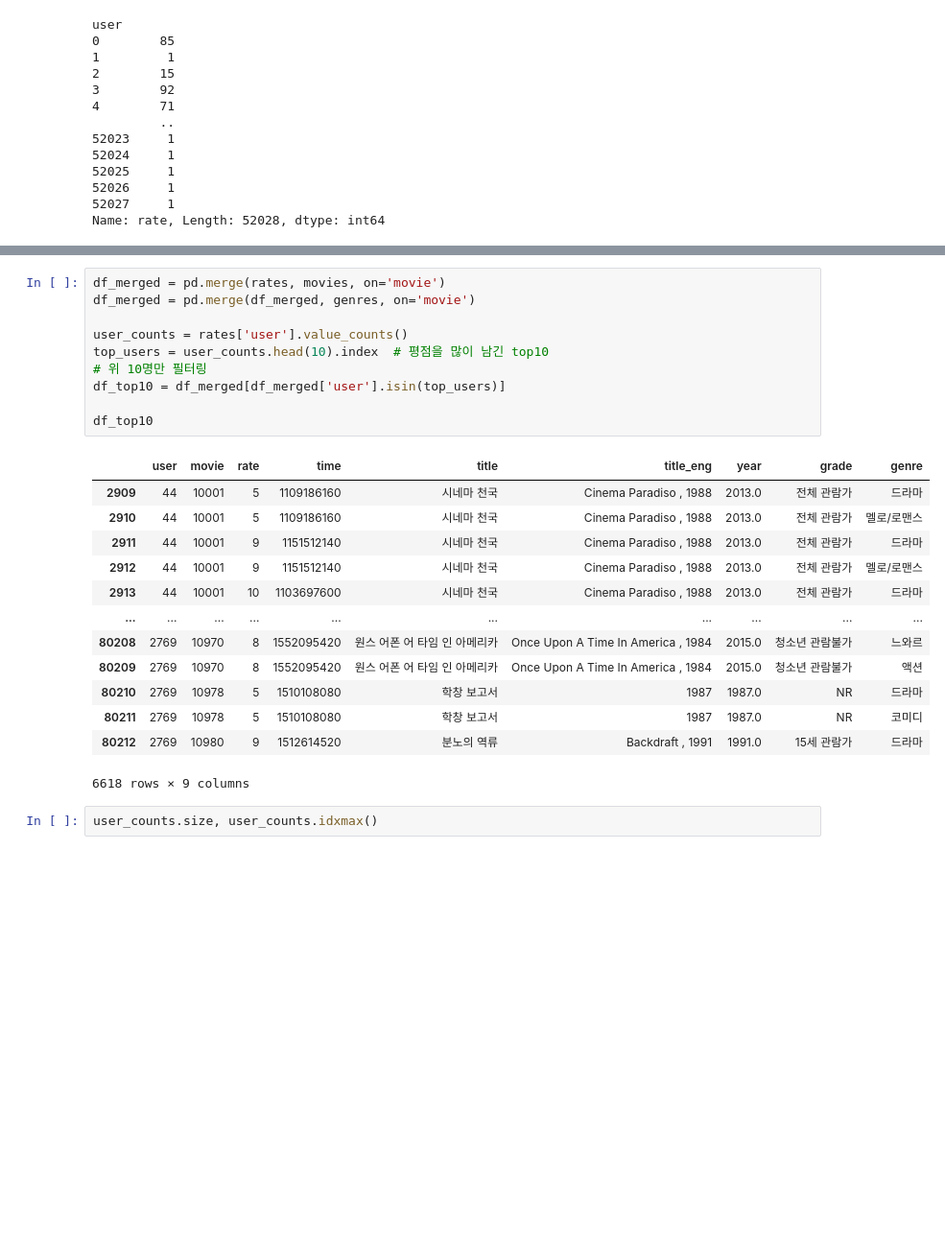
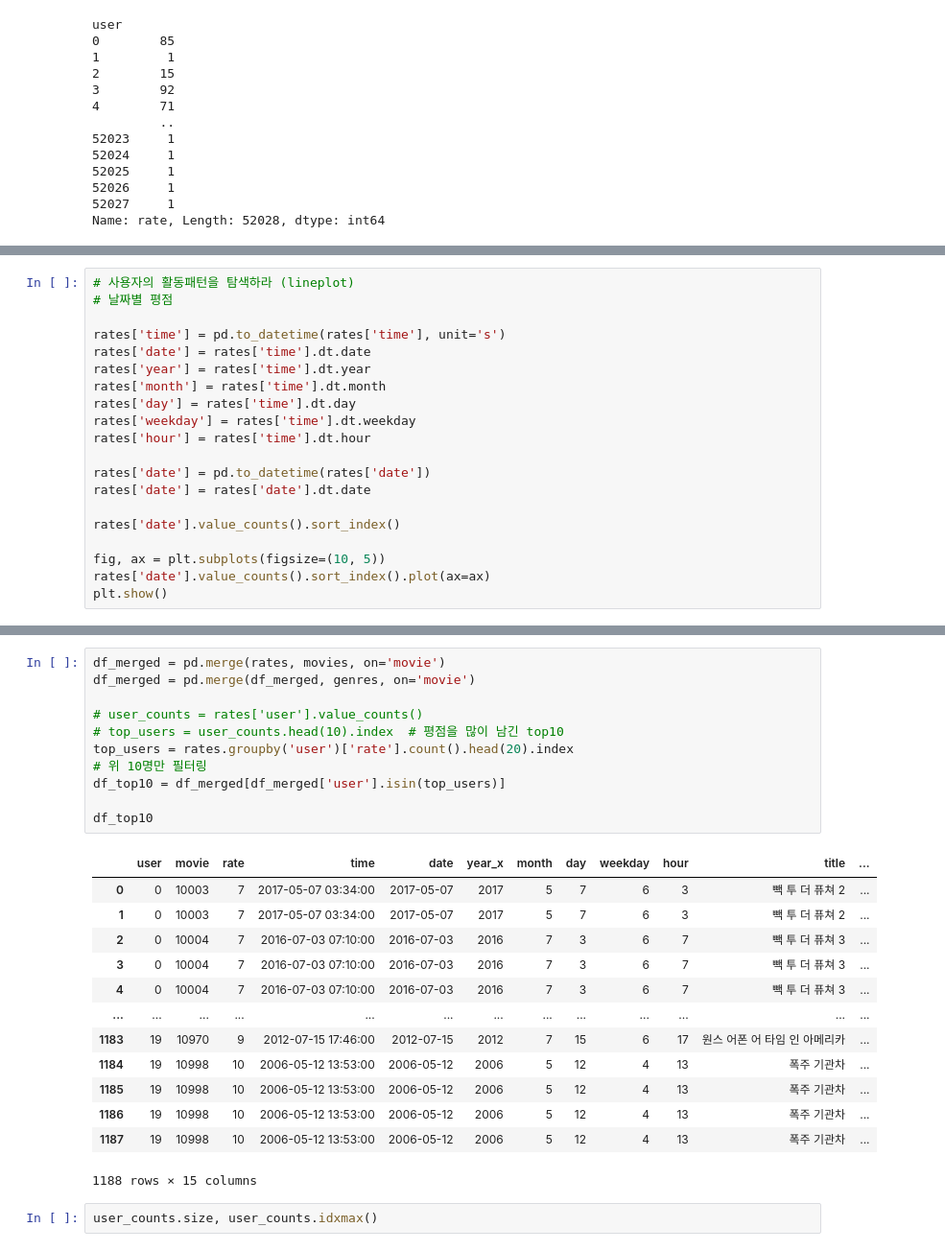
Before and after one commit to seokulee/codyssey, a Jupyter notebook: course02/question05.ipynb, the cells around one changed output, grey strips where cells are left out. Shown at 96% size. Saved outputs shown, nothing was run; the diff lists cells and outputs as text; blank space fills up the shorter version.

```diff
--- a/course02/question05.ipynb
+++ b/course02/question05.ipynb
@@ -45,3 +45,23 @@ plt.xlim(0.5, 9.5)
 plt.show()
 # %% [output]
 [figure]
+# %%
+# 사용자의 활동패턴을 탐색하라 (lineplot)
+# 날짜별 평점
+
+rates['time'] = pd.to_datetime(rates['time'], unit='s')
+rates['date'] = rates['time'].dt.date
+rates['year'] = rates['time'].dt.year
+rates['month'] = rates['time'].dt.month
+rates['day'] = rates['time'].dt.day
+rates['weekday'] = rates['time'].dt.weekday
+rates['hour'] = rates['time'].dt.hour
+
+rates['date'] = pd.to_datetime(rates['date'])
+rates['date'] = rates['date'].dt.date
+
+rates['date'].value_counts().sort_index()
+
+fig, ax = plt.subplots(figsize=(10, 5))
+rates['date'].value_counts().sort_index().plot(ax=ax)
+plt.show()
@@ -48,27 +99,28 @@ plt.show()
 # %%
 df_merged = pd.merge(rates, movies, on='movie')
 df_merged = pd.merge(df_merged, genres, on='movie')
 
-user_counts = rates['user'].value_counts()
-top_users = user_counts.head(10).index  # 평점을 많이 남긴 top10
+# user_counts = rates['user'].value_counts()
+# top_users = user_counts.head(10).index  # 평점을 많이 남긴 top10
+top_users = rates.groupby('user')['rate'].count().head(20).index
 # 위 10명만 필터링
 df_top10 = df_merged[df_merged['user'].isin(top_users)]
 
 df_top10
 # %% [output]
-|  | user | movie | rate | time | title | title_eng | year | grade | genre |
-| 2909 | 44 | 10001 | 5 | 1109186160 | 시네마 천국 | Cinema Paradiso , 1988 | 2013.0 | 전체 관람가 | 드라마 |
-| 2910 | 44 | 10001 | 5 | 1109186160 | 시네마 천국 | Cinema Paradiso , 1988 | 2013.0 | 전체 관람가 | 멜로/로맨스 |
-| 2911 | 44 | 10001 | 9 | 1151512140 | 시네마 천국 | Cinema Paradiso , 1988 | 2013.0 | 전체 관람가 | 드라마 |
-| 2912 | 44 | 10001 | 9 | 1151512140 | 시네마 천국 | Cinema Paradiso , 1988 | 2013.0 | 전체 관람가 | 멜로/로맨스 |
-| 2913 | 44 | 10001 | 10 | 1103697600 | 시네마 천국 | Cinema Paradiso , 1988 | 2013.0 | 전체 관람가 | 드라마 |
-| ... | ... | ... | ... | ... | ... | ... | ... | ... | ... |
-| 80208 | 2769 | 10970 | 8 | 1552095420 | 원스 어폰 어 타임 인 아메리카 | Once Upon A Time In America , 1984 | 2015.0 | 청소년 관람불가 | 느와르 |
-| 80209 | 2769 | 10970 | 8 | 1552095420 | 원스 어폰 어 타임 인 아메리카 | Once Upon A Time In America , 1984 | 2015.0 | 청소년 관람불가 | 액션 |
-| 80210 | 2769 | 10978 | 5 | 1510108080 | 학창 보고서 | 1987 | 1987.0 | NR | 드라마 |
-| 80211 | 2769 | 10978 | 5 | 1510108080 | 학창 보고서 | 1987 | 1987.0 | NR | 코미디 |
-| 80212 | 2769 | 10980 | 9 | 1512614520 | 분노의 역류 | Backdraft , 1991 | 1991.0 | 15세 관람가 | 드라마 |
+|  | user | movie | rate | time | date | year_x | month | day | weekday | hour | title | ... |
+| 0 | 0 | 10003 | 7 | 2017-05-07 03:34:00 | 2017-05-07 | 2017 | 5 | 7 | 6 | 3 | 빽 투 더 퓨쳐 2 | ... |
+| 1 | 0 | 10003 | 7 | 2017-05-07 03:34:00 | 2017-05-07 | 2017 | 5 | 7 | 6 | 3 | 빽 투 더 퓨쳐 2 | ... |
+| 2 | 0 | 10004 | 7 | 2016-07-03 07:10:00 | 2016-07-03 | 2016 | 7 | 3 | 6 | 7 | 빽 투 더 퓨쳐 3 | ... |
+| 3 | 0 | 10004 | 7 | 2016-07-03 07:10:00 | 2016-07-03 | 2016 | 7 | 3 | 6 | 7 | 빽 투 더 퓨쳐 3 | ... |
+| 4 | 0 | 10004 | 7 | 2016-07-03 07:10:00 | 2016-07-03 | 2016 | 7 | 3 | 6 | 7 | 빽 투 더 퓨쳐 3 | ... |
+| ... | ... | ... | ... | ... | ... | ... | ... | ... | ... | ... | ... | ... |
+| 1183 | 19 | 10970 | 9 | 2012-07-15 17:46:00 | 2012-07-15 | 2012 | 7 | 15 | 6 | 17 | 원스 어폰 어 타임 인 아메리카 | ... |
+| 1184 | 19 | 10998 | 10 | 2006-05-12 13:53:00 | 2006-05-12 | 2006 | 5 | 12 | 4 | 13 | 폭주 기관차 | ... |
+| 1185 | 19 | 10998 | 10 | 2006-05-12 13:53:00 | 2006-05-12 | 2006 | 5 | 12 | 4 | 13 | 폭주 기관차 | ... |
+| 1186 | 19 | 10998 | 10 | 2006-05-12 13:53:00 | 2006-05-12 | 2006 | 5 | 12 | 4 | 13 | 폭주 기관차 | ... |
+| 1187 | 19 | 10998 | 10 | 2006-05-12 13:53:00 | 2006-05-12 | 2006 | 5 | 12 | 4 | 13 | 폭주 기관차 | ... |
-6618 rows × 9 columns
+1188 rows × 15 columns
 # %%
 user_counts.size, user_counts.idxmax()
 # %% [output]
```
Also changed, not shown: parts of 5 cells of this notebook.
